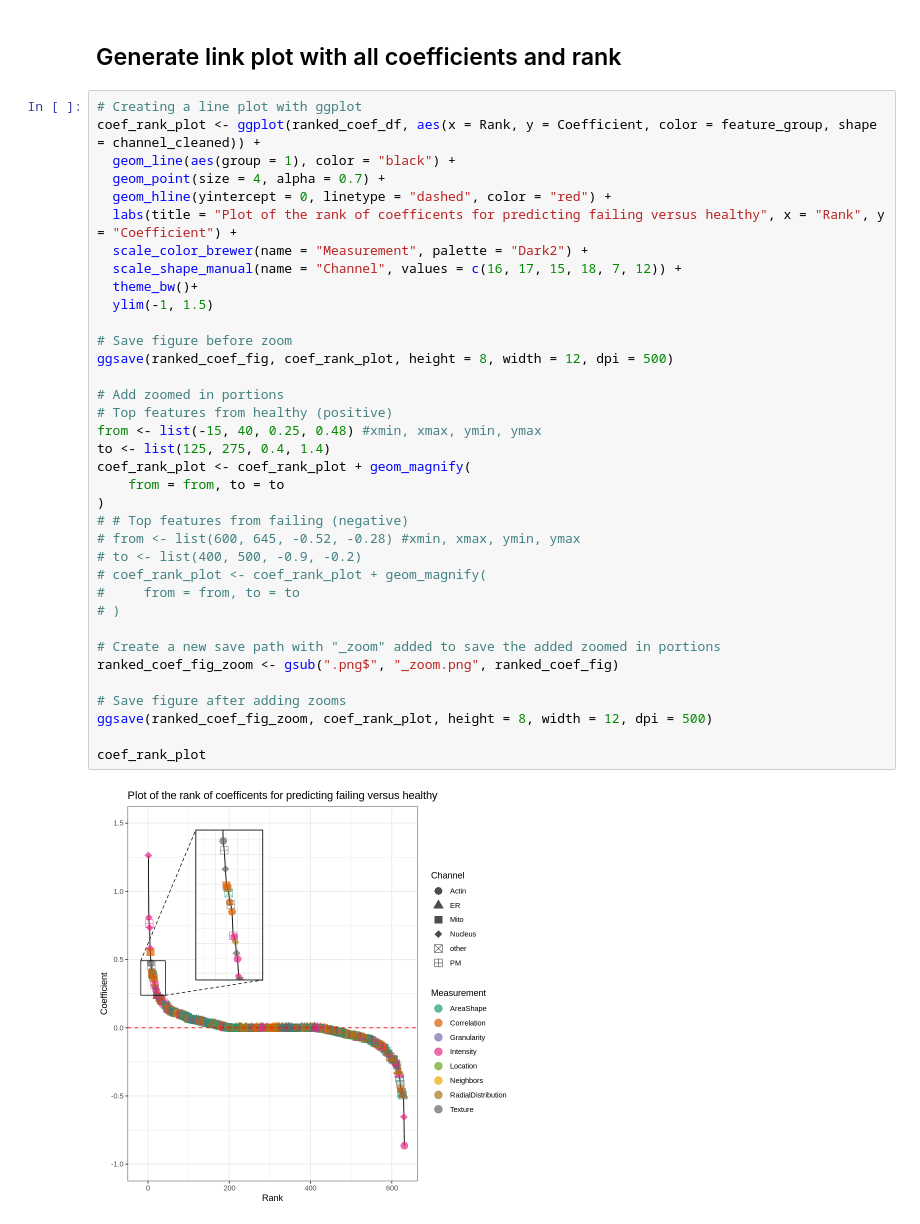
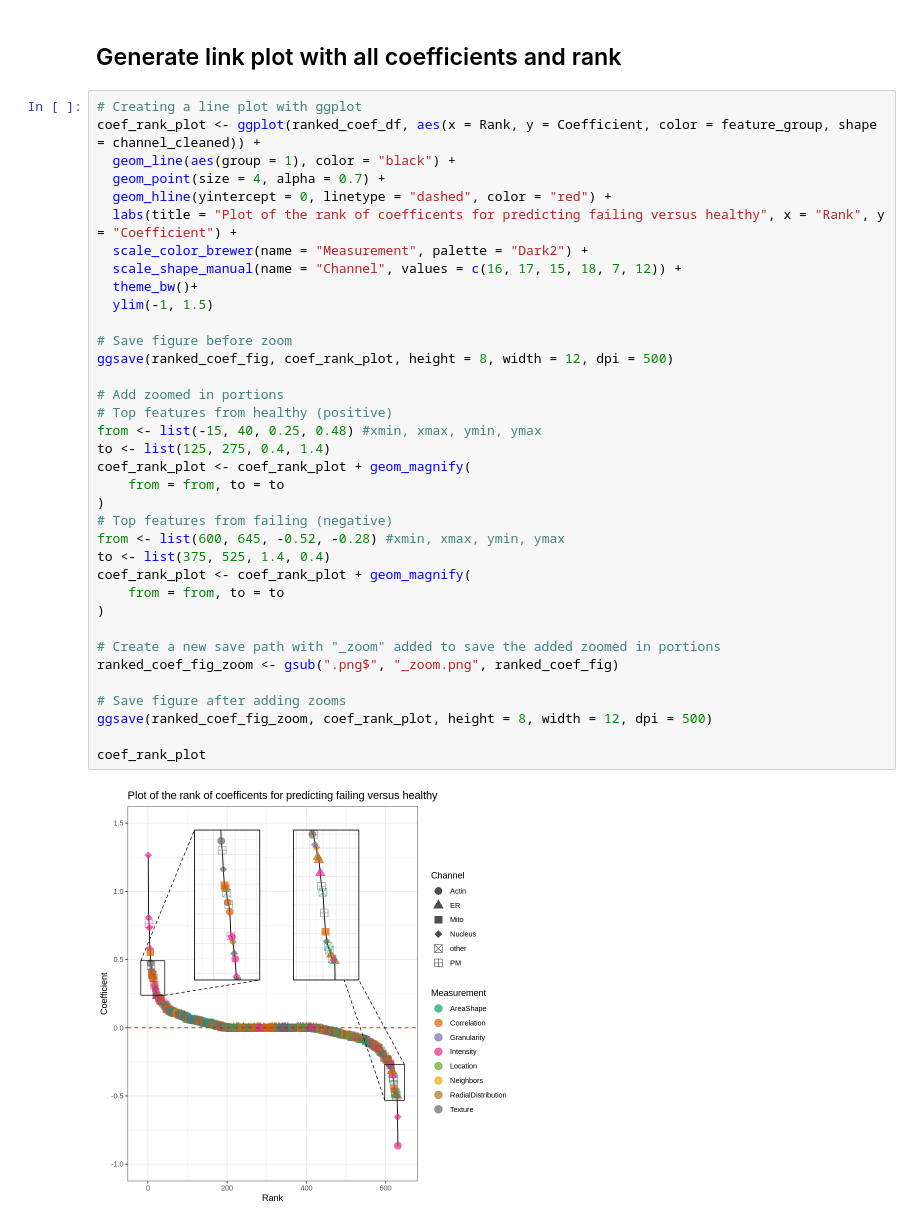
Before and after one commit to WayScience/cellpainting_predicts_cardiac_fibrosis, a Jupyter notebook: 5.machine_learning/3.visualize_model_coef.ipynb, the cells around one changed output. Cells and saved outputs as stored; diff of their text form.

Commit message:
edit zoom plot

```diff
--- a/5.machine_learning/3.visualize_model_coef.ipynb
+++ b/5.machine_learning/3.visualize_model_coef.ipynb
@@ -282,37 +282,37 @@ failing_coef_gg
 # Creating a line plot with ggplot
 coef_rank_plot <- ggplot(ranked_coef_df, aes(x = Rank, y = Coefficient, color = feature_group, shape = channel_cleaned)) +
   geom_line(aes(group = 1), color = "black") +
   geom_point(size = 4, alpha = 0.7) +
   geom_hline(yintercept = 0, linetype = "dashed", color = "red") +
   labs(title = "Plot of the rank of coefficents for predicting failing versus healthy", x = "Rank", y = "Coefficient") +
   scale_color_brewer(name = "Measurement", palette = "Dark2") +
   scale_shape_manual(name = "Channel", values = c(16, 17, 15, 18, 7, 12)) +
   theme_bw()+
   ylim(-1, 1.5)
 
 # Save figure before zoom
 ggsave(ranked_coef_fig, coef_rank_plot, height = 8, width = 12, dpi = 500)
 
 # Add zoomed in portions
 # Top features from healthy (positive)
 from <- list(-15, 40, 0.25, 0.48) #xmin, xmax, ymin, ymax
 to <- list(125, 275, 0.4, 1.4)
 coef_rank_plot <- coef_rank_plot + geom_magnify(
     from = from, to = to
 )
-# # Top features from failing (negative)
-# from <- list(600, 645, -0.52, -0.28) #xmin, xmax, ymin, ymax
-# to <- list(400, 500, -0.9, -0.2)
-# coef_rank_plot <- coef_rank_plot + geom_magnify(
-#     from = from, to = to
-# )
+# Top features from failing (negative)
+from <- list(600, 645, -0.52, -0.28) #xmin, xmax, ymin, ymax
+to <- list(375, 525, 1.4, 0.4)
+coef_rank_plot <- coef_rank_plot + geom_magnify(
+    from = from, to = to
+)
 
 # Create a new save path with "_zoom" added to save the added zoomed in portions
 ranked_coef_fig_zoom <- gsub(".png$", "_zoom.png", ranked_coef_fig)
 
 # Save figure after adding zooms
 ggsave(ranked_coef_fig_zoom, coef_rank_plot, height = 8, width = 12, dpi = 500)
 
 coef_rank_plot
 # %% [output]
-[figure, old version]
+[figure, new version]
```
Also changed, not shown: 2 other files.
